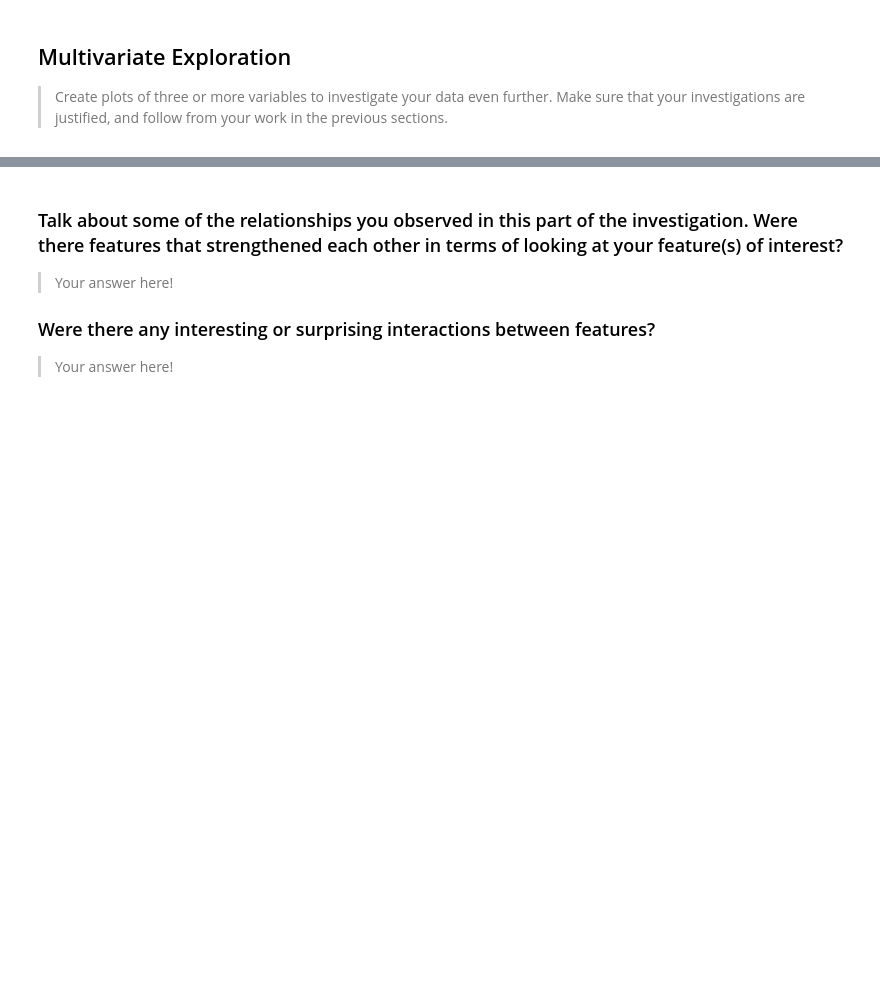
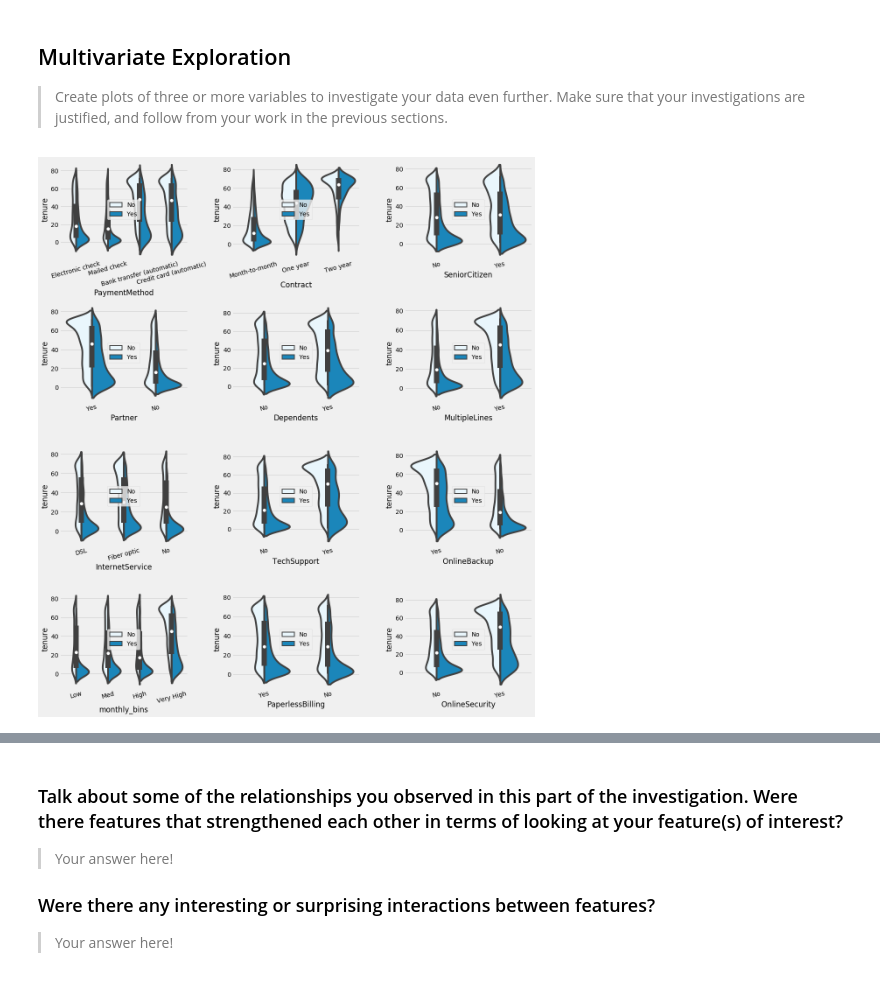
Before and after one commit to ashannon828/communicating_data_findings, a Jupyter notebook: exploration_template.ipynb, the cells around one changed output, grey strips where cells are left out. Cells and saved outputs as stored; diff of their text form; code cells hidden in the pictures; blank space fills up the shorter version.

```diff
--- a/exploration_template.ipynb
+++ b/exploration_template.ipynb
@@ -423,4 +441,20 @@ plt.tight_layout();
 > Create plots of three or more variables to investigate your data even
 further. Make sure that your investigations are justified, and follow from
 your work in the previous sections.
+# %%
+cols = ['PaymentMethod', 'Contract', 'SeniorCitizen', 'Partner',
+        'Dependents', 'MultipleLines', 'InternetService', 'TechSupport',
+        'OnlineBackup', 'monthly_bins', 'PaperlessBilling', 'OnlineSecurity']
+
+fig, ax = plt.subplots(nrows=4, ncols=3, figsize = [16,18])
+
+for ax, col in zip(ax.flatten(), df[cols]):
+    sns.violinplot(data=df, x=col, y='tenure', hue='Churn', split=True, color=color, ax=ax)
+    plt.sca(ax)
+    plt.xticks(rotation=15)
+    plt.legend(loc=10)
+
+plt.tight_layout();
+# %% [output]
+[figure, added]
 # %%
```
Also changed, not shown: parts of 19 cells of this notebook.
